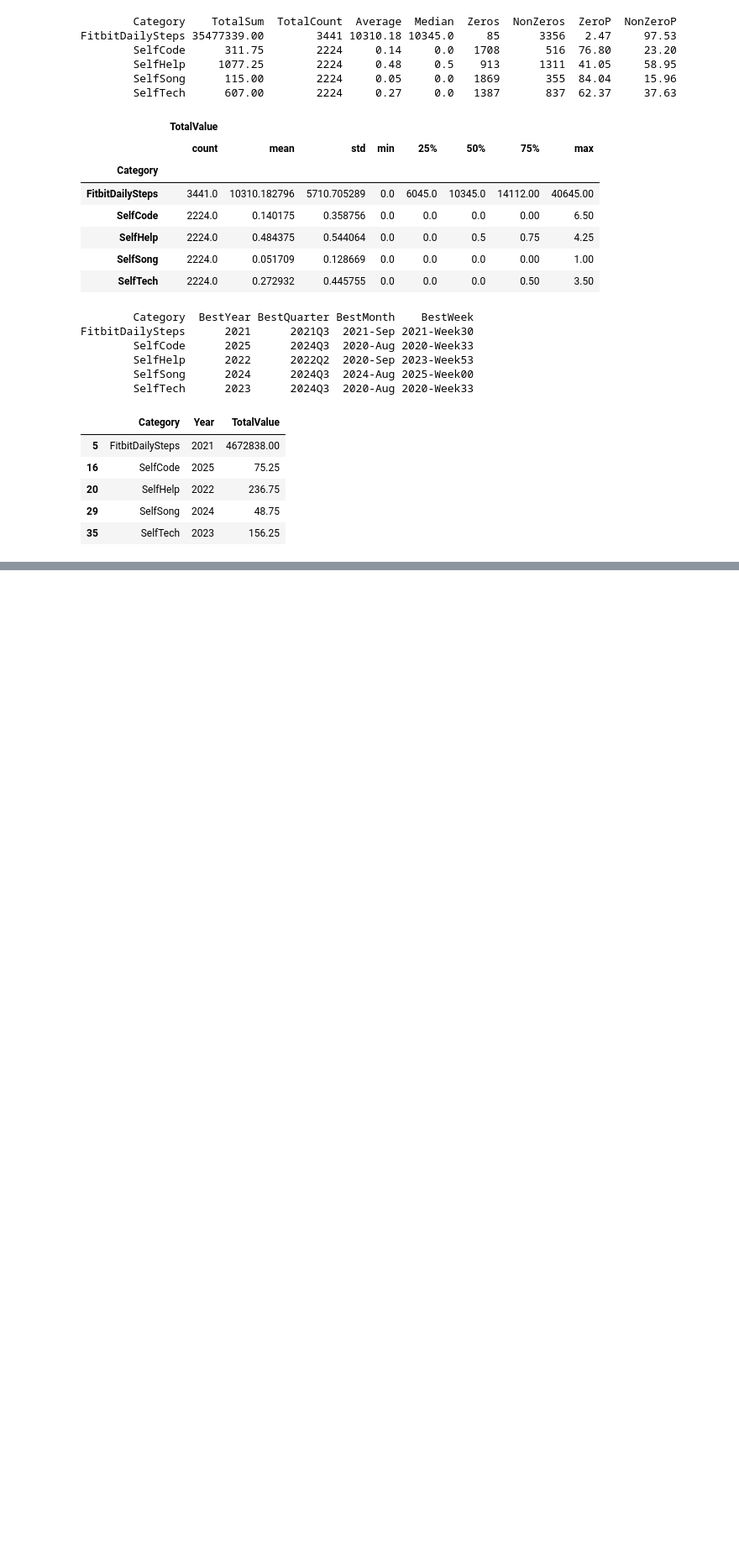
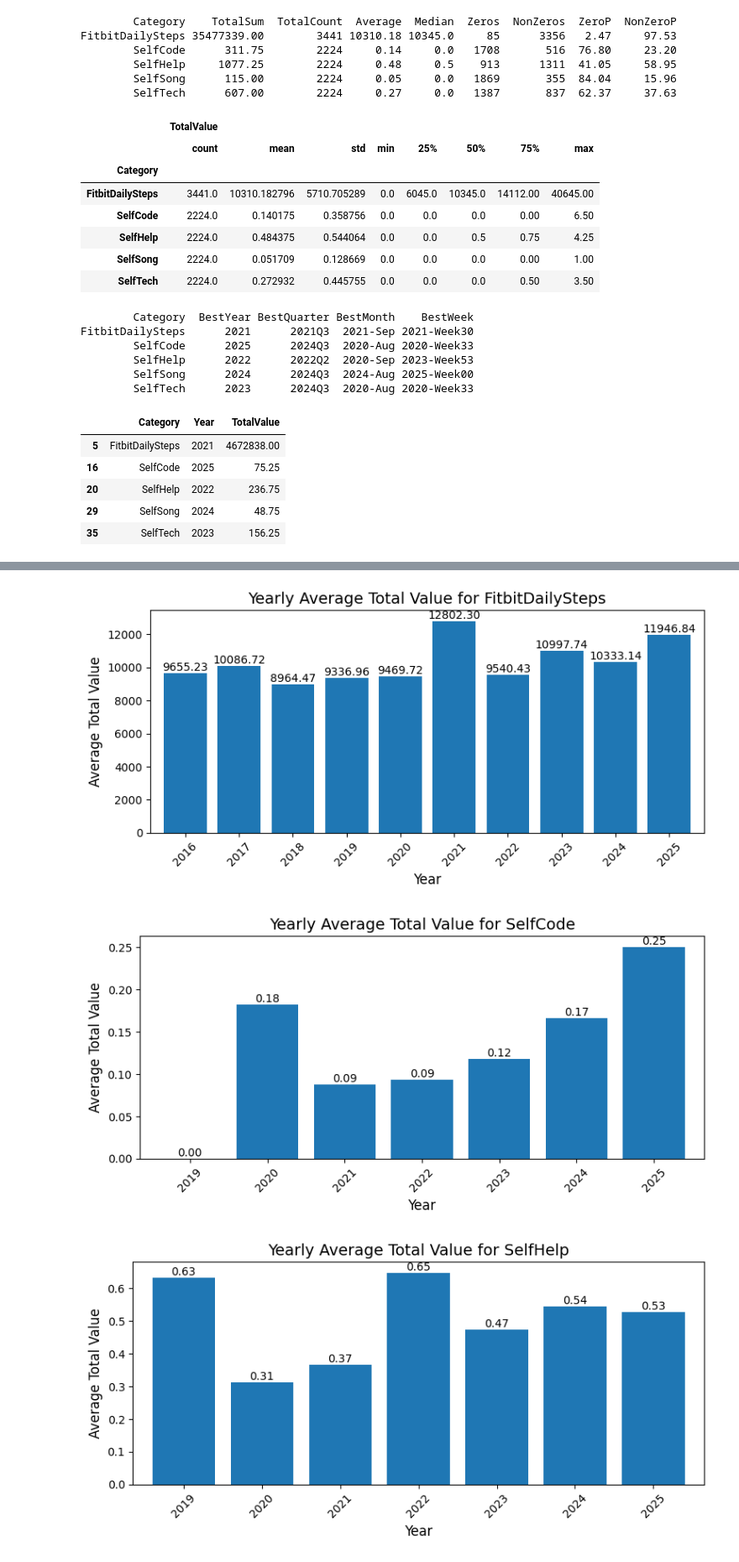
Before and after one commit to NagendraSUVCE/DailyPulse, a Jupyter notebook: DailyPulseMVC/SelfTech/PythonForDataAnalytics/python_3rdhouronwards.ipynb, the cells around one changed output, grey strips where cells are left out. Shown at 84% size. Cells and saved outputs as stored; diff of their text form; code cells hidden in the pictures; blank space fills up the shorter version.

Commit message:
changes done matplotlib plot to show averages of each category against year

```diff
--- a/DailyPulseMVC/SelfTech/PythonForDataAnalytics/python_3rdhouronwards.ipynb
+++ b/DailyPulseMVC/SelfTech/PythonForDataAnalytics/python_3rdhouronwards.ipynb
@@ -157,0 +175,26 @@ plt.show()
+# %%
+pivot_data = yearly_avg.pivot(index='Year', columns='Category', values='TotalValue')
+# Iterate through each category and plot a separate graph
+for category in pivot_data.columns:
+    plt.figure(figsize=(8, 4))
+    ax = pivot_data[category].dropna().plot(kind='bar', width=0.8)
+
+    # Add labels and title
+    plt.title(f'Yearly Average Total Value for {category}', fontsize=14)
+    plt.xlabel('Year', fontsize=12)
+    plt.ylabel('Average Total Value', fontsize=12)
+    plt.xticks(rotation=45, fontsize=10)
+    plt.tight_layout()
+
+    # Annotate each bar with its value
+    for p in ax.patches:
+        ax.annotate(f'{p.get_height():.2f}',
+                    (p.get_x() + p.get_width() / 2, p.get_height()),
+                    ha='center', va='bottom', fontsize=10)
+
+    # Show the plot
+    plt.show()
+# %% [output]
+[figure, added]
+[figure, added]
+[figure, added]
```
Also changed, not shown: parts of 7 cells of this notebook.
